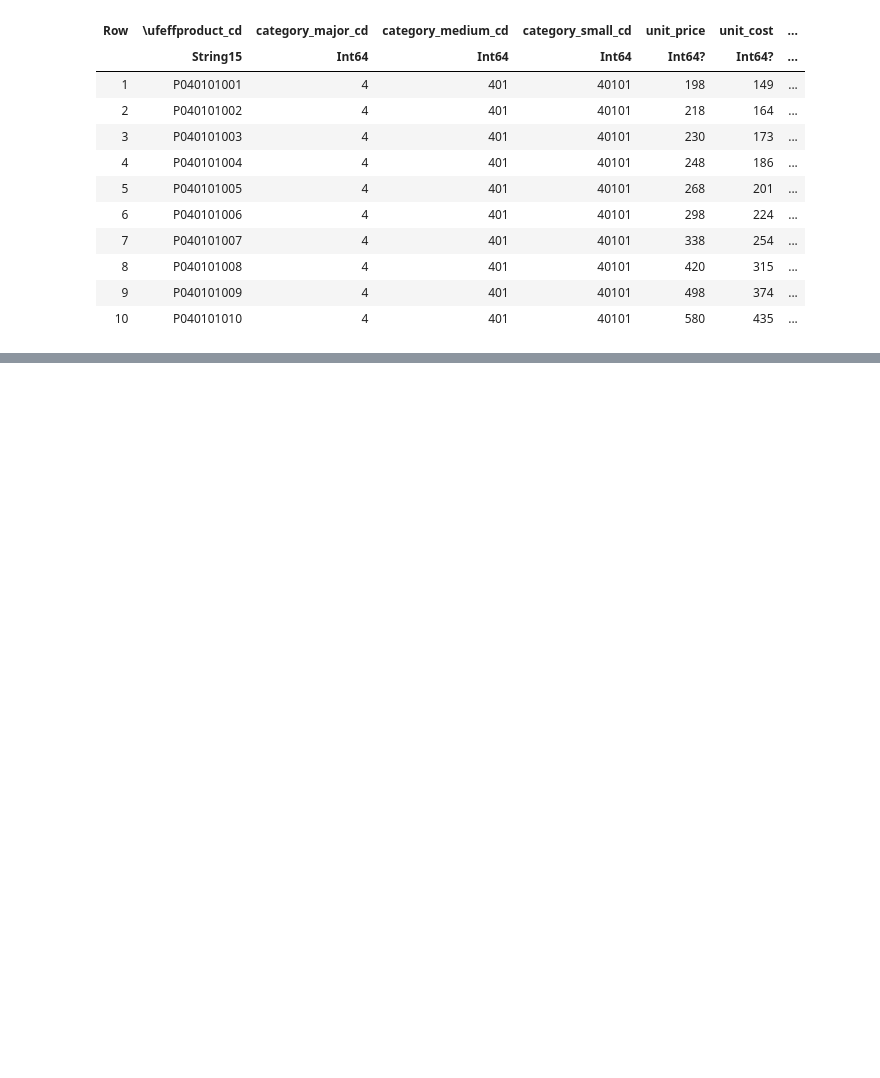
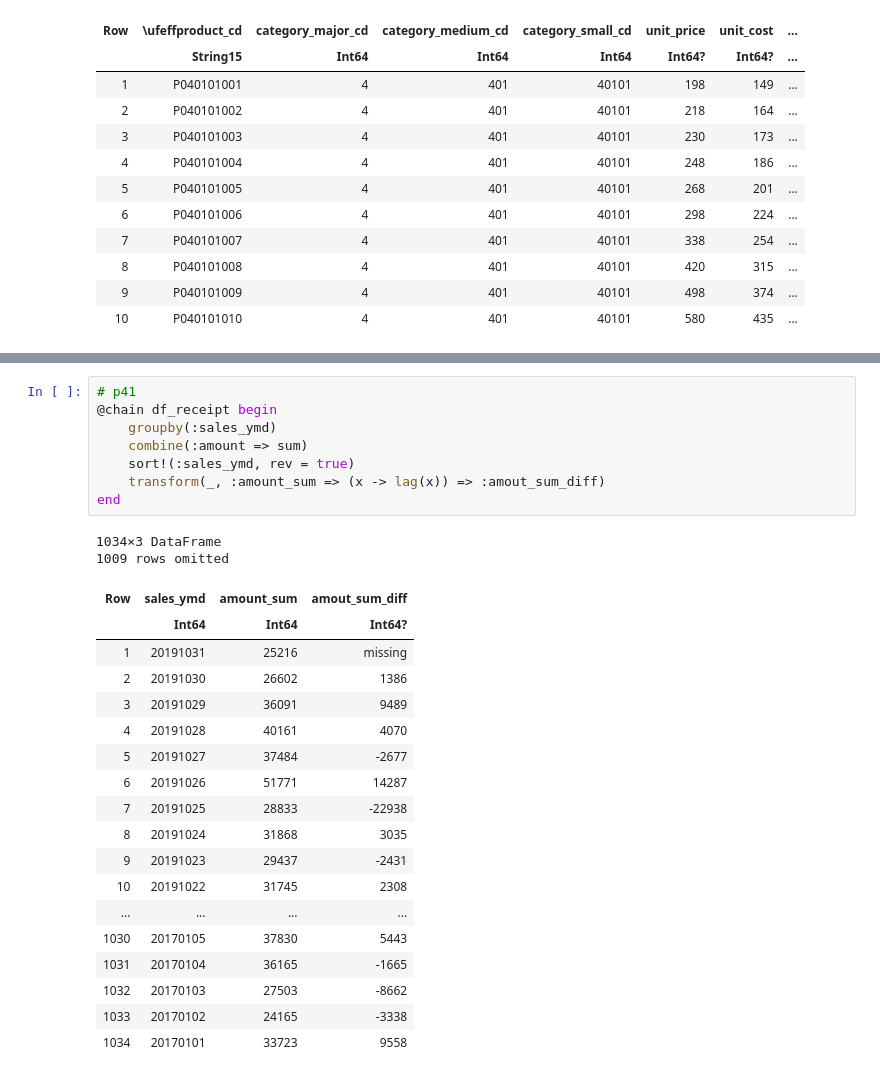
Before and after one commit to SH-UTecon/Julia_Practice, a Jupyter notebook: answers.ipynb, the cells around one changed output, grey strips where cells are left out. Drawn from its saved outputs; the diff is of its cells as text; blank space fills up the shorter version.

```diff
--- a/answers.ipynb
+++ b/answers.ipynb
@@ -738,0 +792,29 @@ first(p38, 10)
+# %%
+# p41
+@chain df_receipt begin
+    groupby(:sales_ymd)
+    combine(:amount => sum)
+    sort!(:sales_ymd, rev = true)
+    transform(_, :amount_sum => (x -> lag(x)) => :amout_sum_diff)
+end
+# %% [output]
+1034×3 DataFrame
+1009 rows omitted
+| Row | sales_ymd | amount_sum | amout_sum_diff |
+|  | Int64 | Int64 | Int64? |
+| 1 | 20191031 | 25216 | missing |
+| 2 | 20191030 | 26602 | 1386 |
+| 3 | 20191029 | 36091 | 9489 |
+| 4 | 20191028 | 40161 | 4070 |
+| 5 | 20191027 | 37484 | -2677 |
+| 6 | 20191026 | 51771 | 14287 |
+| 7 | 20191025 | 28833 | -22938 |
+| 8 | 20191024 | 31868 | 3035 |
+| 9 | 20191023 | 29437 | -2431 |
+| 10 | 20191022 | 31745 | 2308 |
+| ... | ... | ... | ... |
+| 1030 | 20170105 | 37830 | 5443 |
+| 1031 | 20170104 | 36165 | -1665 |
+| 1032 | 20170103 | 27503 | -8662 |
+| 1033 | 20170102 | 24165 | -3338 |
+| 1034 | 20170101 | 33723 | 9558 |
```
Also changed, not shown: parts of 4 cells of this notebook, 2 other files.
